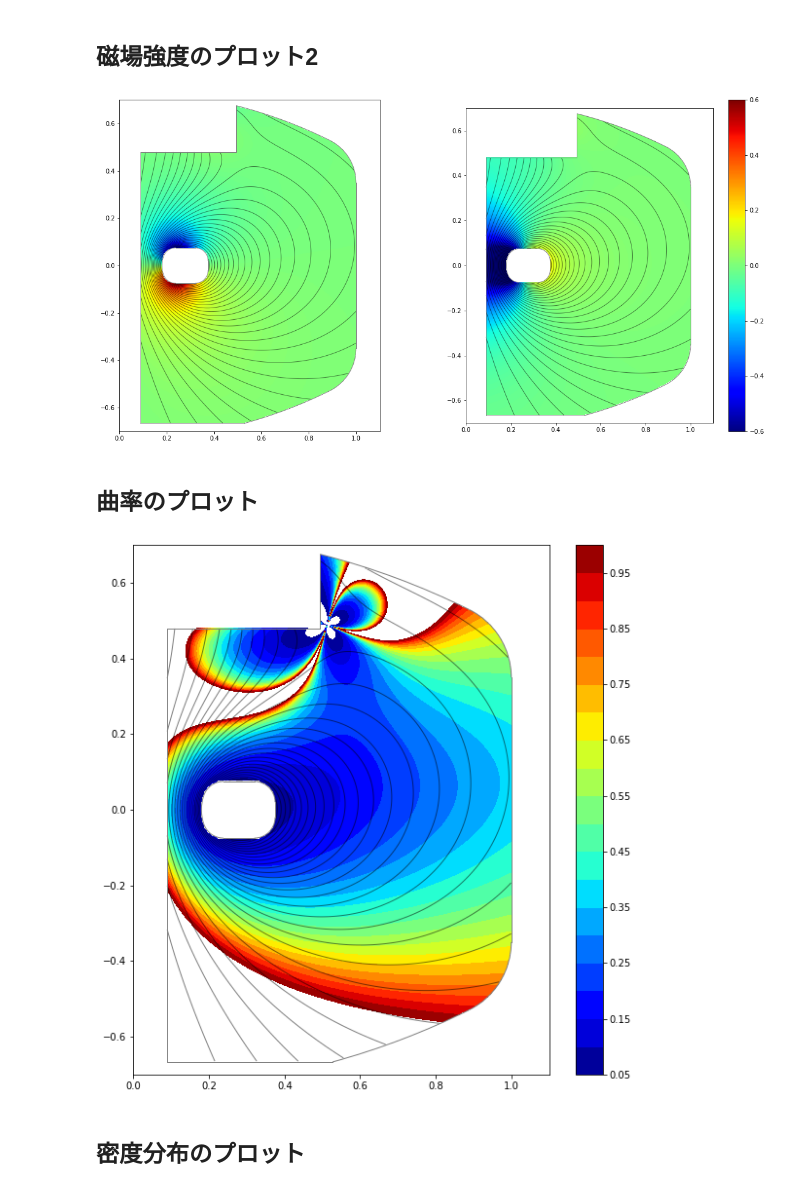
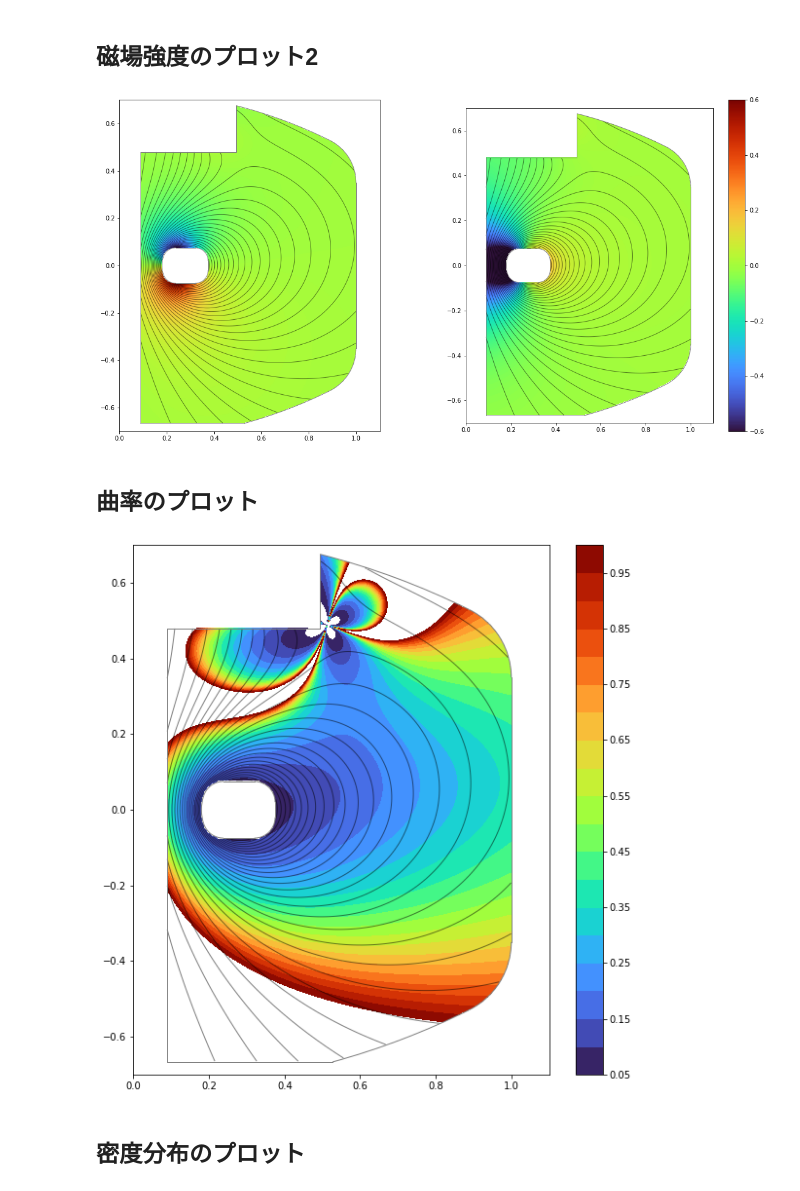
Before and after one commit to UedaKenji/rt1plotpy, a Jupyter notebook: rt1_plot_example.ipynb, the cells around one changed output. Saved outputs shown, nothing was run; the diff lists cells and outputs as text; code cells hidden in the pictures.

```diff
--- a/rt1_plot_example.ipynb
+++ b/rt1_plot_example.ipynb
@@ -81,22 +81,22 @@ RT1_frame.append_frame(ax)
 # %%
 fig,ax = plt.subplots(1,2,figsize=(20,10)) #figuerのサイズを 10x10に
 
 
 for i in range(2):
     ax[i].set_xlim(0,1.1)
     ax[i].set_ylim(-0.7,0.7)
     ax[i].set_aspect('equal')
     ax[i].contour(-Psi*mask,extent=extent,colors='black',alpha=0.5,levels=30,linewidths=1)
 
 
-ax[0].imshow(Br*mask,extent=extent,origin='lower',cmap='jet',alpha=1,vmax=0.6,vmin=-0.6)
-cm = ax[1].imshow(Bz*mask,extent=extent,origin='lower',cmap='jet',alpha=1,vmax=0.6,vmin=-0.6)
+ax[0].imshow(Br*mask,extent=extent,origin='lower',cmap='turbo',alpha=1,vmax=0.6,vmin=-0.6)
+cm = ax[1].imshow(Bz*mask,extent=extent,origin='lower',cmap='turbo',alpha=1,vmax=0.6,vmin=-0.6)
 fig.colorbar(cm)
 
 RT1_frame.append_frame(ax[0])
 RT1_frame.append_frame(ax[1])
 # %% [output]
-[figure, old version]
+[figure, new version]
 # %% [markdown]
 ## 曲率のプロット
 # %%
@@ -106,12 +106,12 @@ ax.set_xlim(0,1.1)
 ax.set_ylim(-0.7,0.7)
 ax.set_aspect('equal')
 
-cm = ax.contourf(Rc*mask,extent=extent,cmap='jet',levels=np.linspace(0.05,1,20),alpha=1)
+cm = ax.contourf(Rc*mask,extent=extent,cmap='turbo',levels=np.linspace(0.05,1,20),alpha=1)
 ax.contour(-Psi*mask,extent=extent,colors='black',alpha=0.5,levels=30,linewidths=1)
 fig.colorbar(cm)
 RT1_frame.append_frame(ax)
 # %% [output]
-[figure, old version]
+[figure, new version]
 # %% [markdown]
 ## 密度分布のプロット
 # %%
```
Also changed, not shown: parts of 4 cells of this notebook, 2 other files.
